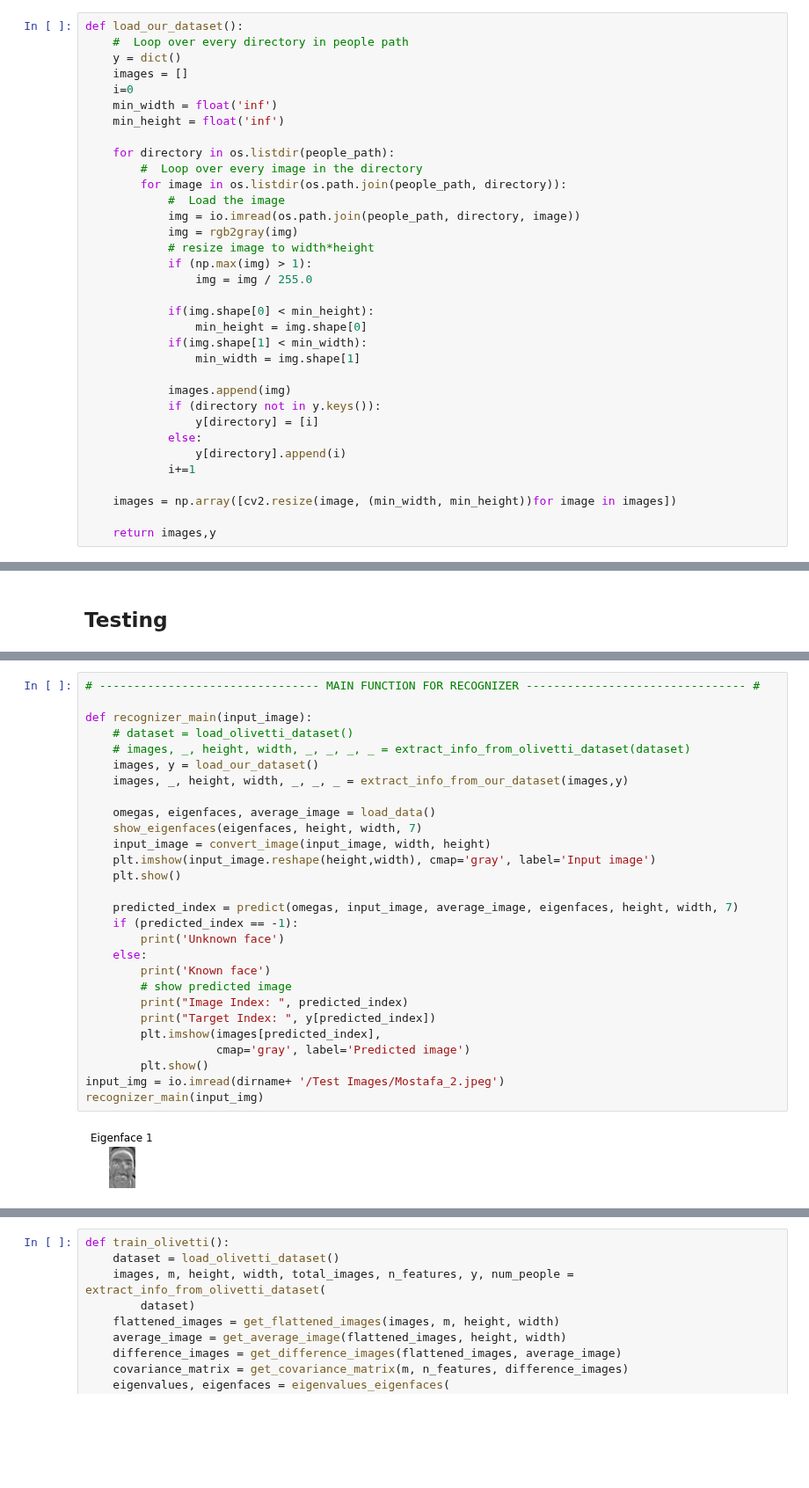
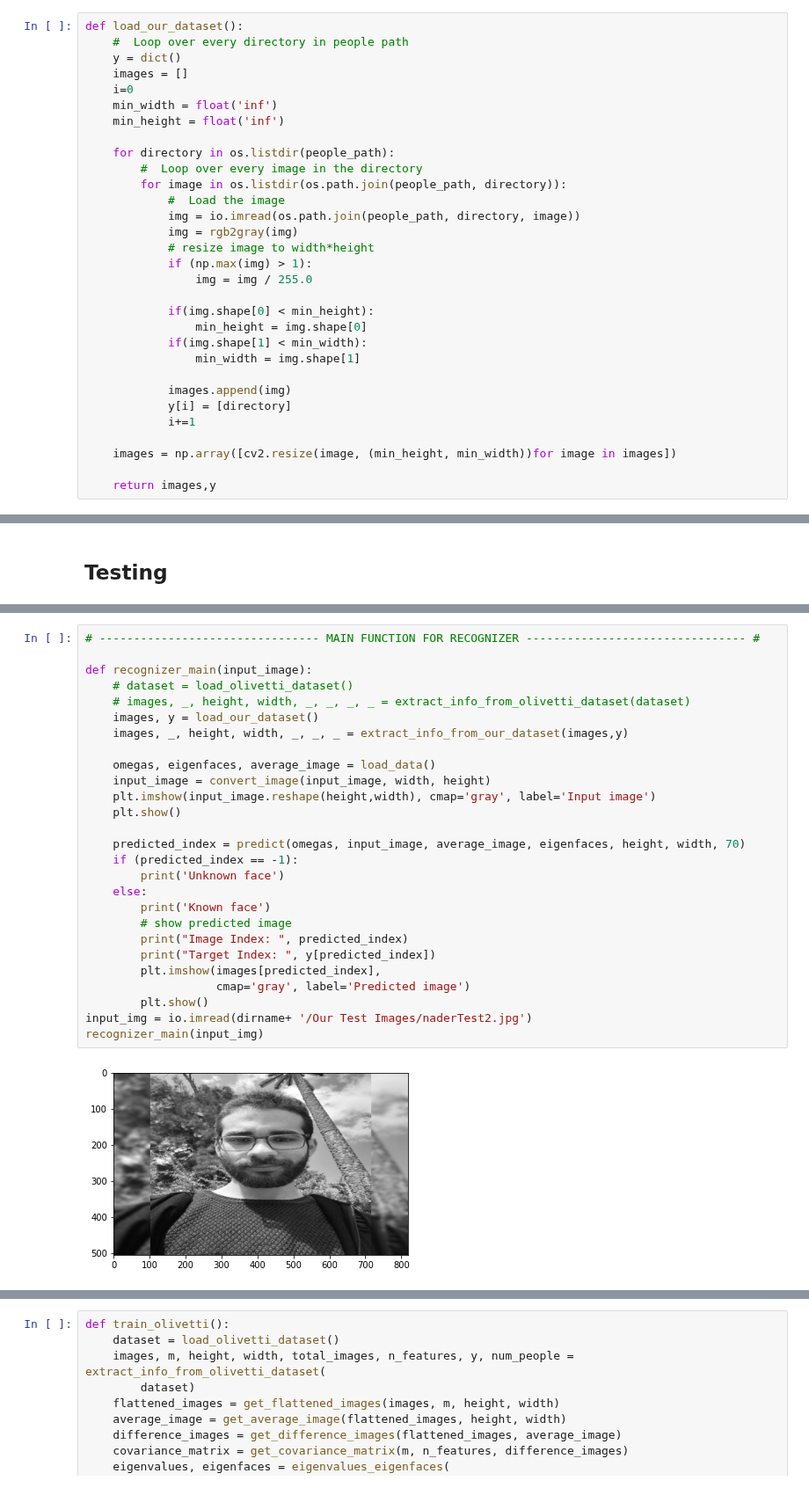
Before and after one commit to ahmedmoh1234/FaceDetection-Recognition, a Jupyter notebook: Recognizer/Eigenfaces/main_recognizer.ipynb, the cells around one changed output, grey strips where cells are left out. Shown at 88% size. Drawn from its saved outputs; the diff is of its cells as text; blank space fills up the shorter version.

Commit message:
[FEAT] Adding ismail and Nader tests

```diff
--- a/Recognizer/Eigenfaces/main_recognizer.ipynb
+++ b/Recognizer/Eigenfaces/main_recognizer.ipynb
@@ -69,13 +69,10 @@ def load_our_dataset():
                 min_width = img.shape[1]
 
             images.append(img)
-            if (directory not in y.keys()):
-                y[directory] = [i]
-            else:
-                y[directory].append(i)
+            y[i] = [directory]
             i+=1
 
-    images = np.array([cv2.resize(image, (min_width, min_height))for image in images])
+    images = np.array([cv2.resize(image, (min_height, min_width))for image in images])
 
     return images,y
 # %%
@@ -377,30 +374,29 @@ def predict(omegas, test_image, average_image, eigenfaces, height, width, thresh
 # %%
 # -------------------------------- MAIN FUNCTION FOR RECOGNIZER -------------------------------- #
 
 def recognizer_main(input_image):
     # dataset = load_olivetti_dataset()
     # images, _, height, width, _, _, _, _ = extract_info_from_olivetti_dataset(dataset)
     images, y = load_our_dataset()
     images, _, height, width, _, _, _ = extract_info_from_our_dataset(images,y)
 
     omegas, eigenfaces, average_image = load_data()
-    show_eigenfaces(eigenfaces, height, width, 7)
     input_image = convert_image(input_image, width, height)
     plt.imshow(input_image.reshape(height,width), cmap='gray', label='Input image')
     plt.show()
 
-    predicted_index = predict(omegas, input_image, average_image, eigenfaces, height, width, 7)
+    predicted_index = predict(omegas, input_image, average_image, eigenfaces, height, width, 70)
     if (predicted_index == -1):
         print('Unknown face')
     else:
         print('Known face')
         # show predicted image
         print("Image Index: ", predicted_index)
         print("Target Index: ", y[predicted_index])
         plt.imshow(images[predicted_index],
                    cmap='gray', label='Predicted image')
         plt.show()
-input_img = io.imread(dirname+ '/Test Images/Mostafa_2.jpeg')
+input_img = io.imread(dirname+ '/Our Test Images/naderTest2.jpg')
 recognizer_main(input_img)
 # %% [output]
-[figure, old version]
+[figure, new version]
```
Also changed, not shown: parts of 2 cells of this notebook, 13 other files.
